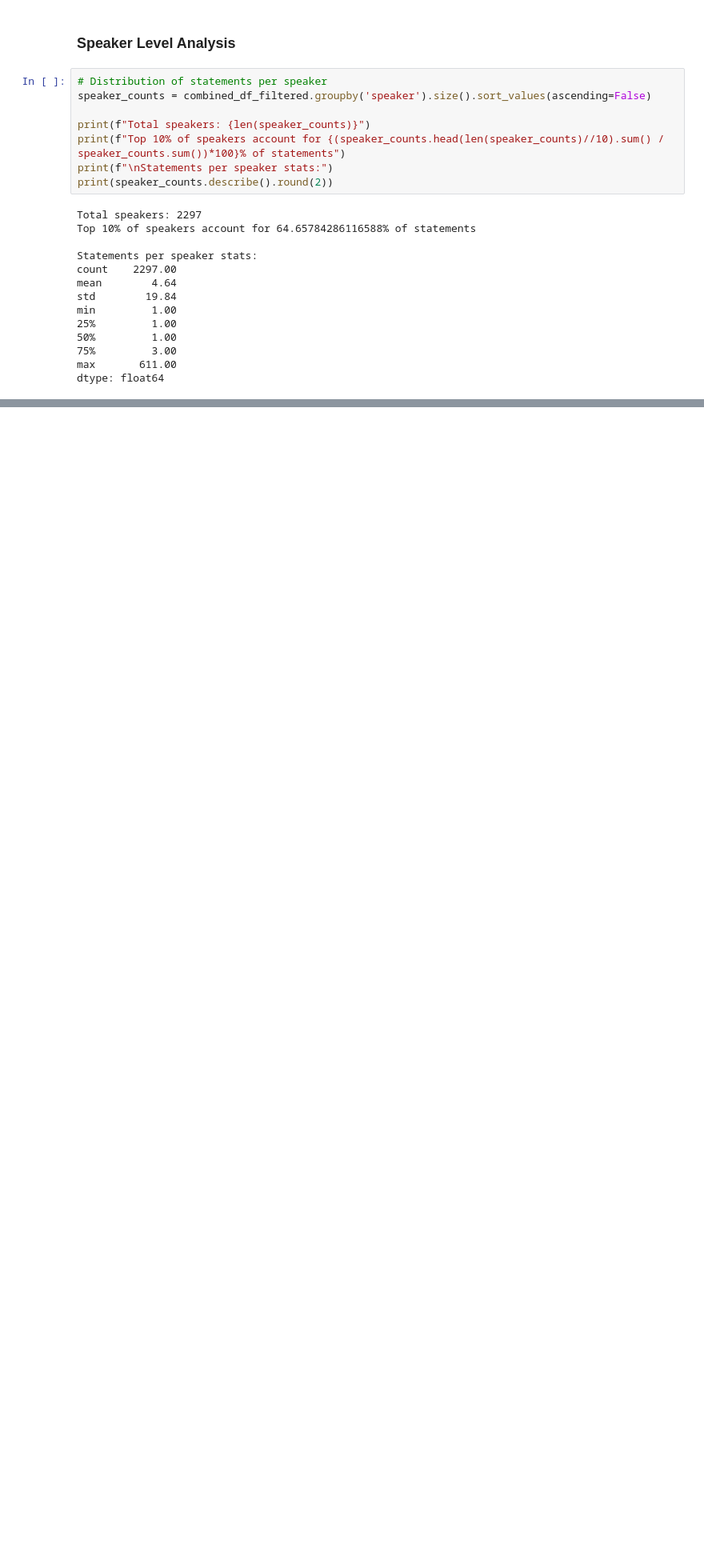
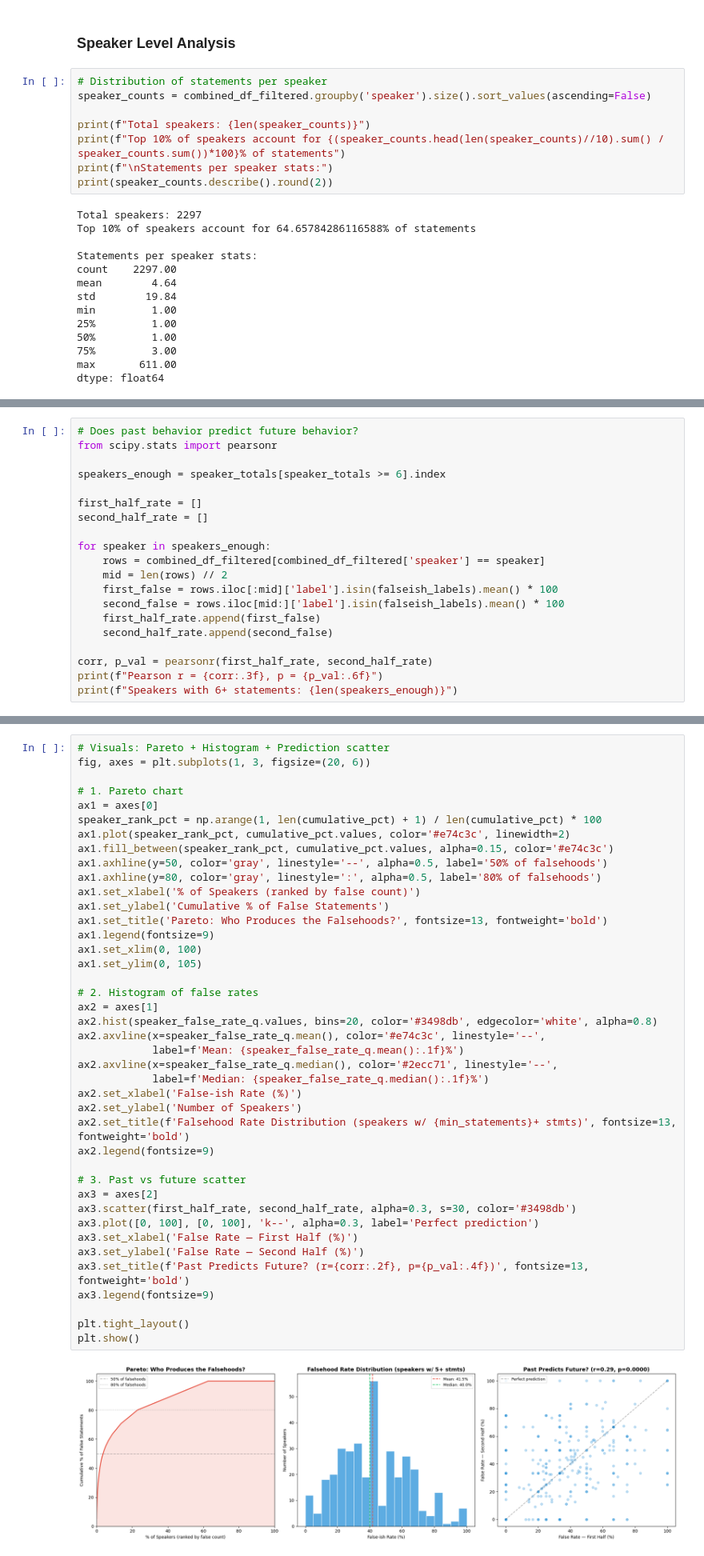
Before and after one commit to jainnami/FakeNews, a Jupyter notebook: EDA.ipynb, the cells around one changed output, grey strips where cells are left out. Shown at 80% size. Saved outputs shown, nothing was run; the diff lists cells and outputs as text; blank space fills up the shorter version.

```diff
--- a/EDA.ipynb
+++ b/EDA.ipynb
@@ -518,0 +565,20 @@ top_offender_summary
+# %%
+# Does past behavior predict future behavior?
+from scipy.stats import pearsonr
+
+speakers_enough = speaker_totals[speaker_totals >= 6].index
+
+first_half_rate = []
+second_half_rate = []
+
+for speaker in speakers_enough:
+    rows = combined_df_filtered[combined_df_filtered['speaker'] == speaker]
+    mid = len(rows) // 2
+    first_false = rows.iloc[:mid]['label'].isin(falseish_labels).mean() * 100
+    second_false = rows.iloc[mid:]['label'].isin(falseish_labels).mean() * 100
+    first_half_rate.append(first_false)
+    second_half_rate.append(second_false)
+
+corr, p_val = pearsonr(first_half_rate, second_half_rate)
+print(f"Pearson r = {corr:.3f}, p = {p_val:.6f}")
+print(f"Speakers with 6+ statements: {len(speakers_enough)}")
@@ -518,0 +588,43 @@ top_offender_summary
+# %%
+# Visuals: Pareto + Histogram + Prediction scatter
+fig, axes = plt.subplots(1, 3, figsize=(20, 6))
+
+# 1. Pareto chart
+ax1 = axes[0]
+speaker_rank_pct = np.arange(1, len(cumulative_pct) + 1) / len(cumulative_pct) * 100
+ax1.plot(speaker_rank_pct, cumulative_pct.values, color='#e74c3c', linewidth=2)
+ax1.fill_between(speaker_rank_pct, cumulative_pct.values, alpha=0.15, color='#e74c3c')
+ax1.axhline(y=50, color='gray', linestyle='--', alpha=0.5, label='50% of falsehoods')
+ax1.axhline(y=80, color='gray', linestyle=':', alpha=0.5, label='80% of falsehoods')
+ax1.set_xlabel('% of Speakers (ranked by false count)')
+ax1.set_ylabel('Cumulative % of False Statements')
+ax1.set_title('Pareto: Who Produces the Falsehoods?', fontsize=13, fontweight='bold')
+ax1.legend(fontsize=9)
+ax1.set_xlim(0, 100)
+ax1.set_ylim(0, 105)
+
+# 2. Histogram of false rates
+ax2 = axes[1]
+ax2.hist(speaker_false_rate_q.values, bins=20, color='#3498db', edgecolor='white', alpha=0.8)
+ax2.axvline(x=speaker_false_rate_q.mean(), color='#e74c3c', linestyle='--',
+            label=f'Mean: {speaker_false_rate_q.mean():.1f}%')
+ax2.axvline(x=speaker_false_rate_q.median(), color='#2ecc71', linestyle='--',
+            label=f'Median: {speaker_false_rate_q.median():.1f}%')
+ax2.set_xlabel('False-ish Rate (%)')
+ax2.set_ylabel('Number of Speakers')
+ax2.set_title(f'Falsehood Rate Distribution (speakers w/ {min_statements}+ stmts)', fontsize=13, fontweight='bold')
+ax2.legend(fontsize=9)
+
+# 3. Past vs future scatter
+ax3 = axes[2]
+ax3.scatter(first_half_rate, second_half_rate, alpha=0.3, s=30, color='#3498db')
+ax3.plot([0, 100], [0, 100], 'k--', alpha=0.3, label='Perfect prediction')
+ax3.set_xlabel('False Rate — First Half (%)')
+ax3.set_ylabel('False Rate — Second Half (%)')
+ax3.set_title(f'Past Predicts Future? (r={corr:.2f}, p={p_val:.4f})', fontsize=13, fontweight='bold')
+ax3.legend(fontsize=9)
+
+plt.tight_layout()
+plt.show()
+# %% [output]
+[figure, added]
```
Also changed, not shown: parts of 25 cells of this notebook.
